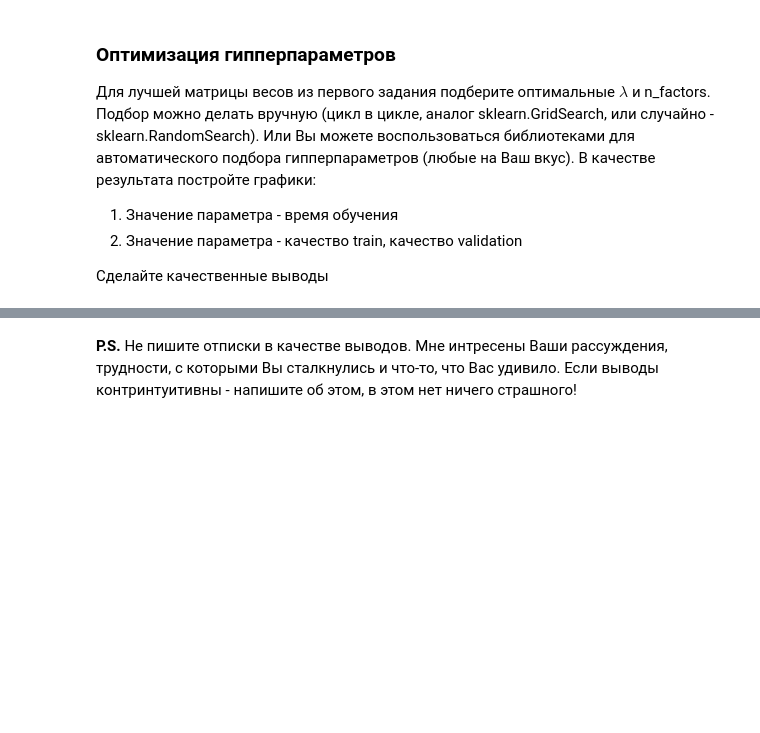
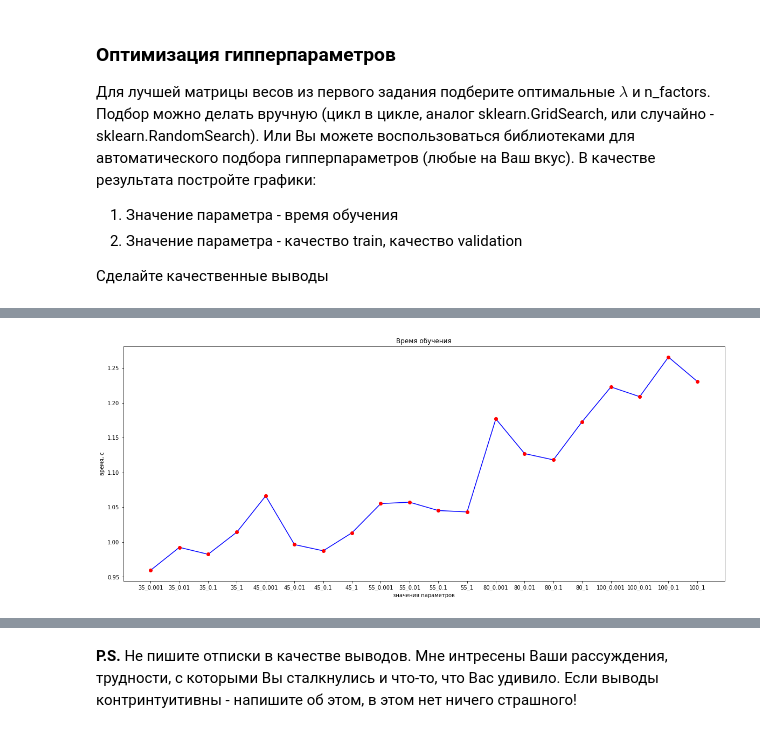
Before and after one commit to a1exkuchin/recommendation_systems, a Jupyter notebook: lesson-3.ipynb, the cells around one changed output, grey strips where cells are left out. Drawn from its saved outputs; the diff is of its cells as text; code cells hidden in the pictures; blank space fills up the shorter version.

```diff
--- a/lesson-3.ipynb
+++ b/lesson-3.ipynb
@@ -152,6 +155,7 @@ c_ui_sales_max = pd.pivot_table(data_train,
 
 c_ui_sales_max = c_ui_sales_max.astype(float) # необходимый тип матрицы для implicit
 
+c_ui['sales_max'] = c_ui_sales_max
 
 # Для создания матрицы C_ui_sales_mean используем функцию агрегации mean, агрегацию производим по столбцу sales_value
 c_ui_sales_mean = pd.pivot_table(data_train,
@@ -163,6 +167,6 @@ c_ui_sales_mean = pd.pivot_table(data_train,
 
 c_ui_sales_mean = c_ui_sales_mean.astype(float) # необходимый тип матрицы для implicit
 
-
-c_ui_sales_mean
+c_ui['sales_mean'] = c_ui_sales_mean
+c_ui_sales_mean.shape
 # %% [output]
@@ -248,6 +240,3 @@ Wall time: 116 ms
 2. Значение параметра - качество train, качество validation
 
 Сделайте качественные выводы
-# %%
-for factor in [50, 100, 300]:
-    model = ALS(factor, ...)
@@ -255,0 +261,21 @@ NameError: ignored
+# %%
+import time
+
+csr_user_item = csr_matrix(c_ui['quant_mean'])
+
+factors = [35, 45, 55, 80, 100]
+regularization = [0.001, 0.01, 0.1, 1]
+timer = dict()
+
+for factor in factors:
+    for lambda_ in regularization:
+        start_time = time.time()
+        model = AlternatingLeastSquares(factors=factor,
+                                        regularization=lambda_,
+                                        iterations=15,
+                                        calculate_training_loss=True,
+                                        use_gpu=False)
+
+        model.fit(csr_user_item.T.tocsr(), show_progress=True)
+        timer[f'{factor}_{lambda_}'] = time.time() - start_time
+        result[f'{factor}_{lambda_}'] = result['user_id'].apply(lambda x: get_recommendations(x, model=model, N=5))
@@ -255,0 +300,13 @@ NameError: ignored
+# %%
+labels = list(timer.keys())
+times = list(timer.values())
+
+plt.figure(figsize=(20, 8))
+plt.title('Время обучения')
+plt.xlabel('значения параметров')
+plt.ylabel('время, с')
+plt.plot(labels, times, 'b')
+plt.plot(labels, times, 'ro')
+plt.show()
+# %% [output]
+[figure, added]
```
Also changed, not shown: parts of 23 cells of this notebook.
